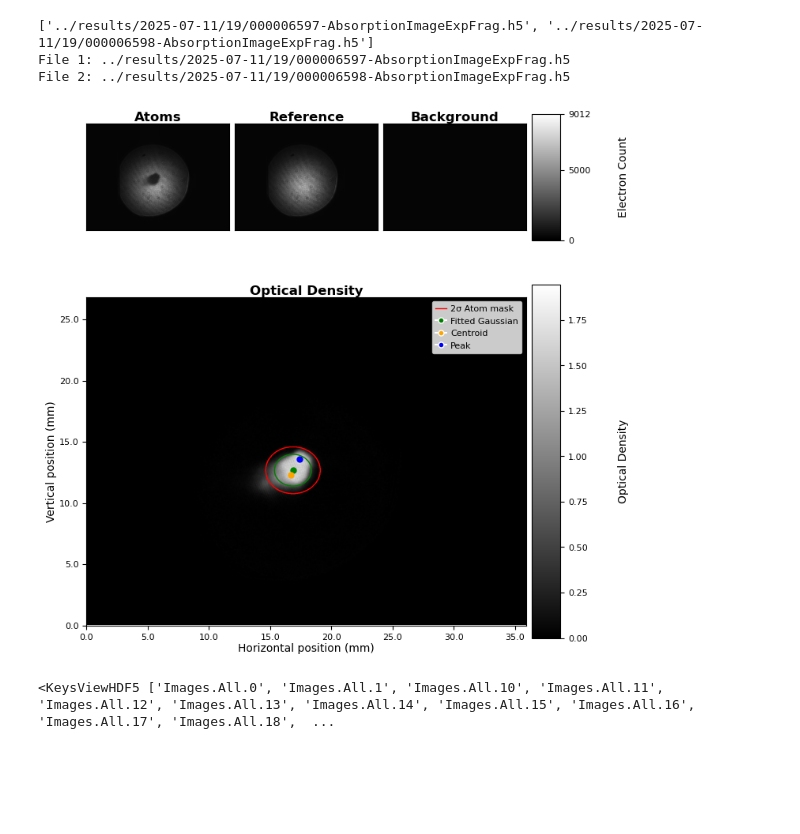
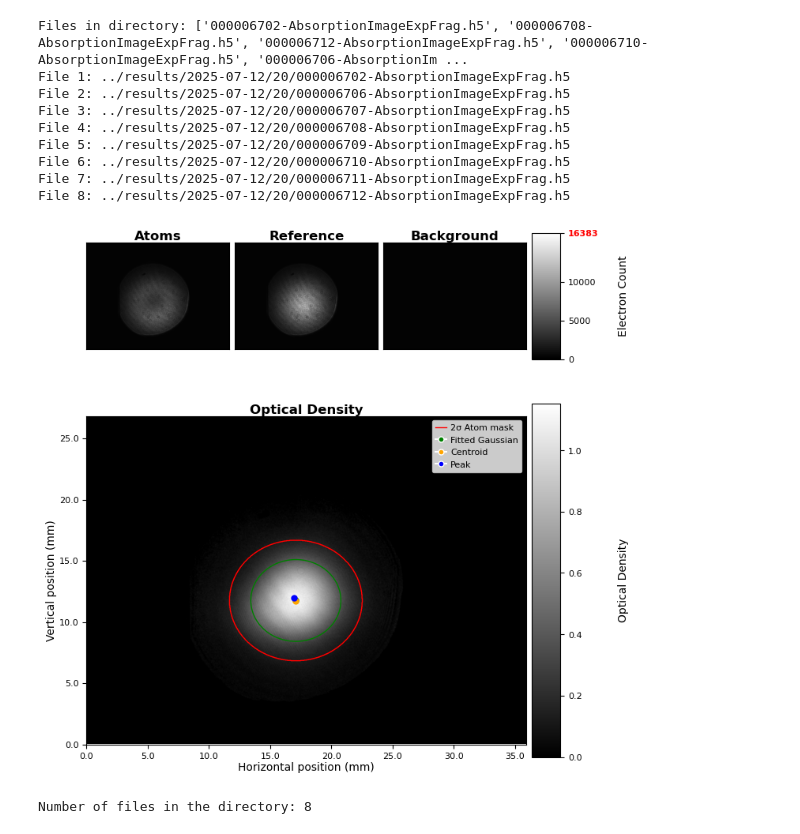
Before and after one commit to harrykendell/ARTIQ, a Jupyter notebook: analysis/plotting_data_post_analysis.ipynb, the cells around one changed output. Saved outputs shown, nothing was run; the diff lists cells and outputs as text; code cells hidden in the pictures; blank space fills up the shorter version.

```diff
--- a/analysis/plotting_data_post_analysis.ipynb
+++ b/analysis/plotting_data_post_analysis.ipynb
@@ -8,12 +8,26 @@ import os as os
 import sys
 sys.path.append('/home/ae19663/artiq')  # Adjust this path to the parent directory of 'repository'
 from repository.imaging.processor import AbsImage  # noqa: E402
-
+import pandas as pd
 
 # it will take folder(scan path) path as input and return sorted list of h5 files DIRECTORY
 # the files are sorted based on the numeric part of their names, which is before the first hyphen '-'.
 # For example, if the files are named like "000001234-AbsorptionImageExpFrag.h5",
 # the sorting will be based on the numeric part "000001234".
+
+
+folder_directory= "../results/2025-07-12/20/"  # Example directory path, adjust as needed
+file_names = os.listdir(folder_directory)
+
+# this will print the file names in the directory
+print(f"Files in directory: {file_names}")
+
+
+# Enter the name of the file you want to analyze, this file consisit of many runs of of particular scan parameter if you have multiple runs
+particular_directory  = folder_directory+"000006709-AbsorptionImageExpFrag.h5"  # Example file path, adjust as needed
+
+# enter the run number you want to analyze, it is the run number in the scan
+scan_number = 0  # Example run number, adjust as needed
 
 def sorted_files(directory):
     """
@@ -67,7 +81,7 @@ def get_override_args(file_directory, hide_defaults=True):
     return vals
 
 
-vals = get_override_args("../results/2025-07-10/19/000006558-AbsorptionImageExpFrag.h5")
+vals = get_override_args(particular_directory, hide_defaults=False)
 
 
 def args_names_and_vals(vals):
@@ -81,8 +95,8 @@ def args_names_and_vals(vals):
     return args_names, args_vals
 
 
-files_directory = sorted_files("../results/2025-07-11/19/")
-print(files_directory)
+files_directory = sorted_files(folder_directory)
+#print(files_directory)
 
 matching_args = []
 for i in range(len(files_directory)):
@@ -97,38 +111,48 @@ for i in range(len(files_directory)):
             matching_args.append((files_directory[i], files_directory[j]))
         else:
             # print(f"No matching arguments for {files_directory[i]} and {files_directory[j]}")
             pass
 
 
 # plot the absorption image of the particular run in the scan, it is still a work in progress not worlking properly
 def plot_absorption_image(file_directory, run_number):
     f1 = h5py.File(file_directory, "r")
     if run_number == 0:
         a= 0
     else:
         a=run_number*3
     image_0="Images.All" + "." + str(a)
     image_1="Images.All" + "." + str(a + 1)
     image_2="Images.All" + "." + str(a + 2)
 
     absimg = AbsImage(
         data=f1["datasets"][image_0][()],
         ref=f1["datasets"][image_1][()],
         bg=f1["datasets"][image_2][()],
         magnification=0.25,  # Set default magnification
     )
     absimg.plot()
     plt.show()
 
-plot_absorption_image("../results/2025-07-10/19/000006558-AbsorptionImageExpFrag.h5", 0)
+
+plot_absorption_image(particular_directory, scan_number)
 # Extracting the values and the units from the files
 f1 = h5py.File(files_directory[0], "r")
 a = f1["datasets"]
-print(a.keys())
+
+#calculate how many files are there in the directory
+num_files = len(files_directory)
+print(f"Number of files in the directory: {num_files}")
 # %% [output]
-['../results/2025-07-11/19/000006597-AbsorptionImageExpFrag.h5', '../results/2025-07-11/19/000006598-AbsorptionImageExpFrag.h5']
-File 1: ../results/2025-07-11/19/000006597-AbsorptionImageExpFrag.h5
-File 2: ../results/2025-07-11/19/000006598-AbsorptionImageExpFrag.h5
+Files in directory: ['000006702-AbsorptionImageExpFrag.h5', '000006708-AbsorptionImageExpFrag.h5', '000006712-AbsorptionImageExpFrag.h5', '000006710-AbsorptionImageExpFrag.h5', '000006706-AbsorptionIm ...
+File 1: ../results/2025-07-12/20/000006702-AbsorptionImageExpFrag.h5
+File 2: ../results/2025-07-12/20/000006706-AbsorptionImageExpFrag.h5
+File 3: ../results/2025-07-12/20/000006707-AbsorptionImageExpFrag.h5
+File 4: ../results/2025-07-12/20/000006708-AbsorptionImageExpFrag.h5
+File 5: ../results/2025-07-12/20/000006709-AbsorptionImageExpFrag.h5
+File 6: ../results/2025-07-12/20/000006710-AbsorptionImageExpFrag.h5
+File 7: ../results/2025-07-12/20/000006711-AbsorptionImageExpFrag.h5
+File 8: ../results/2025-07-12/20/000006712-AbsorptionImageExpFrag.h5
-[figure, old version]
+[figure, new version]
-<KeysViewHDF5 ['Images.All.0', 'Images.All.1', 'Images.All.10', 'Images.All.11', 'Images.All.12', 'Images.All.13', 'Images.All.14', 'Images.All.15', 'Images.All.16', 'Images.All.17', 'Images.All.18',  ...
+Number of files in the directory: 8
 # %%
```
Also changed, not shown: parts of 3 cells of this notebook.
